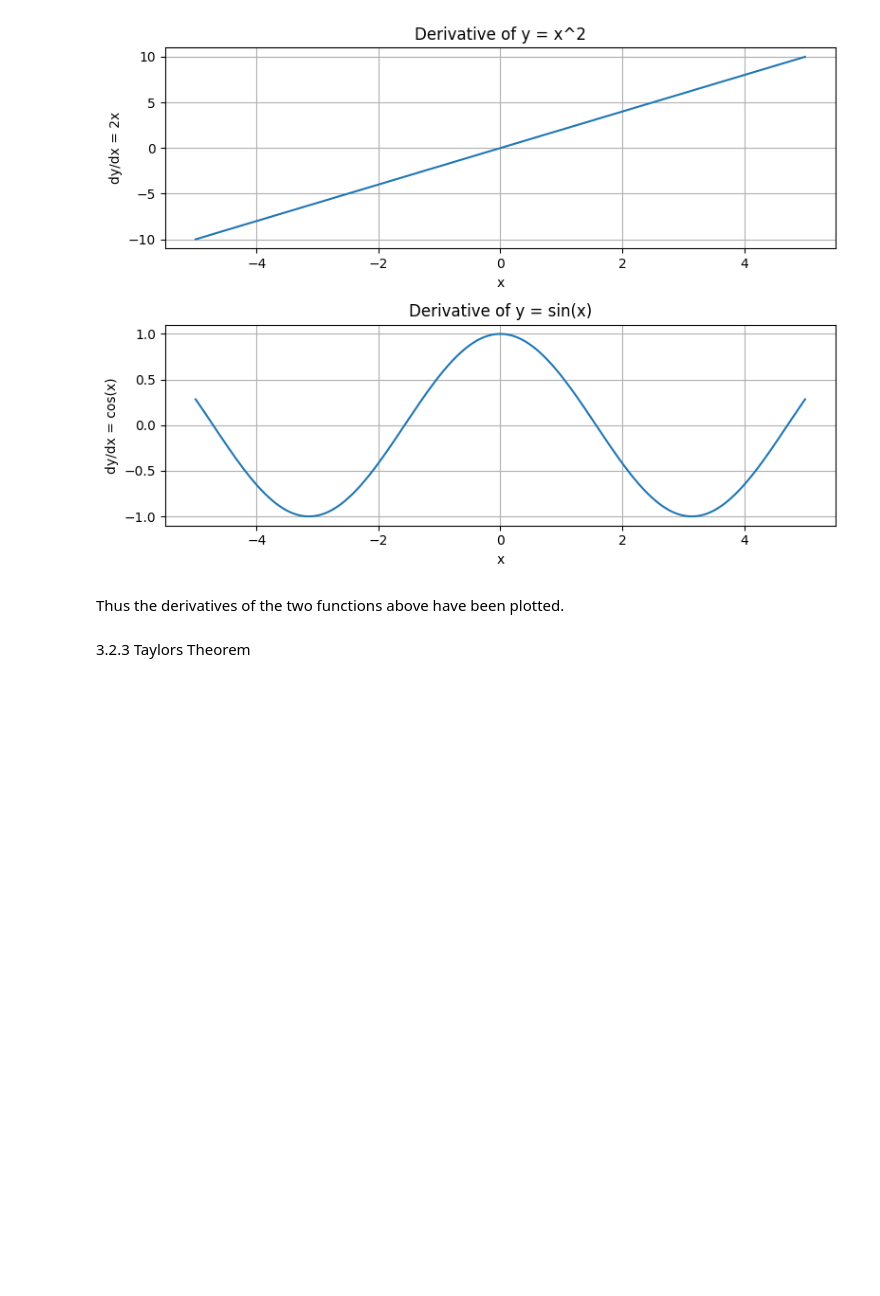
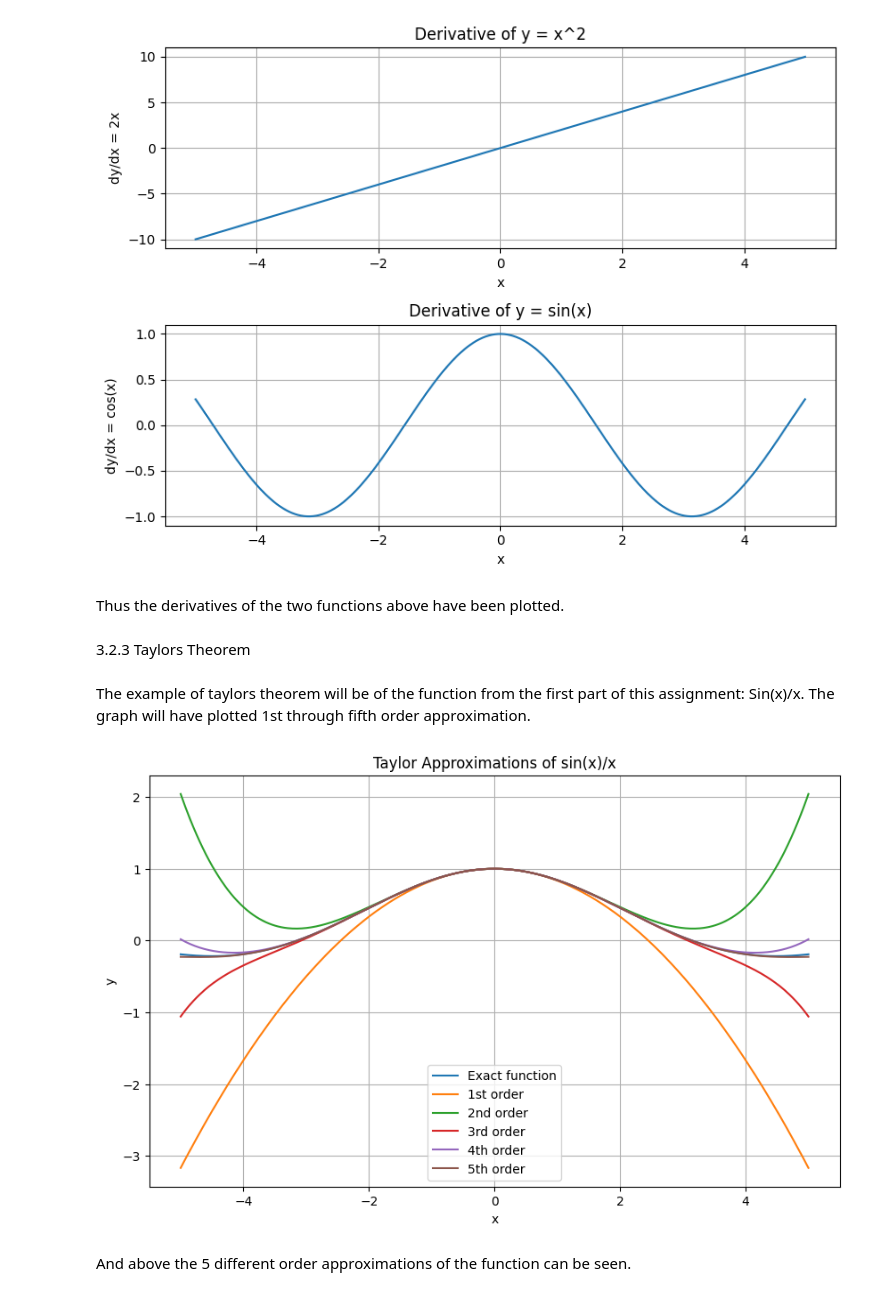
Before and after one commit to ivandenb/MAT-442-Fall-2024-, a Jupyter notebook: HW3_2.ipynb, the cells around one changed output. Drawn from its saved outputs; the diff is of its cells as text; code cells hidden in the pictures; blank space fills up the shorter version.

```diff
--- a/HW3_2.ipynb
+++ b/HW3_2.ipynb
@@ -117,3 +116,44 @@ plt.show()
 Thus the derivatives of the two functions above have been plotted.
 # %% [markdown]
 3.2.3 Taylors Theorem
+# %% [markdown]
+The example of taylors theorem will be of the function from the first part of this assignment: Sin(x)/x.  The graph will have plotted 1st through fifth order approximation.
+# %%
+#Define the function to solve for the taylor functions(assistance from online)
+def taylor_approximation(x, n):
+    approximation = 1.0
+    for i in range(1, n + 1):
+        term = (-1)**i * x**(2*i) / np.math.factorial(2*i + 1)
+        approximation += term
+    return approximation
+
+# Calculate Taylor approximations for 1st through 5th order
+y_exact = np.sin(x) / x
+y_exact[x==0] = 1
+y_1st = taylor_approximation(x, 1)
+y_2nd = taylor_approximation(x, 2)
+y_3rd = taylor_approximation(x, 3)
+y_4th = taylor_approximation(x, 4)
+y_5th = taylor_approximation(x, 5)
+
+# Create the plot
+x = np.linspace(-5, 5, 400)
+plt.figure(figsize=(10, 6))
+plt.plot(x, y_exact, label="Exact function")
+plt.plot(x, y_1st, label="1st order")
+plt.plot(x, y_2nd, label="2nd order")
+plt.plot(x, y_3rd, label="3rd order")
+plt.plot(x, y_4th, label="4th order")
+plt.plot(x, y_5th, label="5th order")
+
+
+plt.xlabel("x")
+plt.ylabel("y")
+plt.title("Taylor Approximations of sin(x)/x")
+plt.grid(True)
+plt.legend()
+plt.show()
+# %% [output]
+[figure, added]
+# %% [markdown]
+And above the 5 different order approximations of the function can be seen.
```
Also changed, not shown: parts of 1 cell of this notebook.
